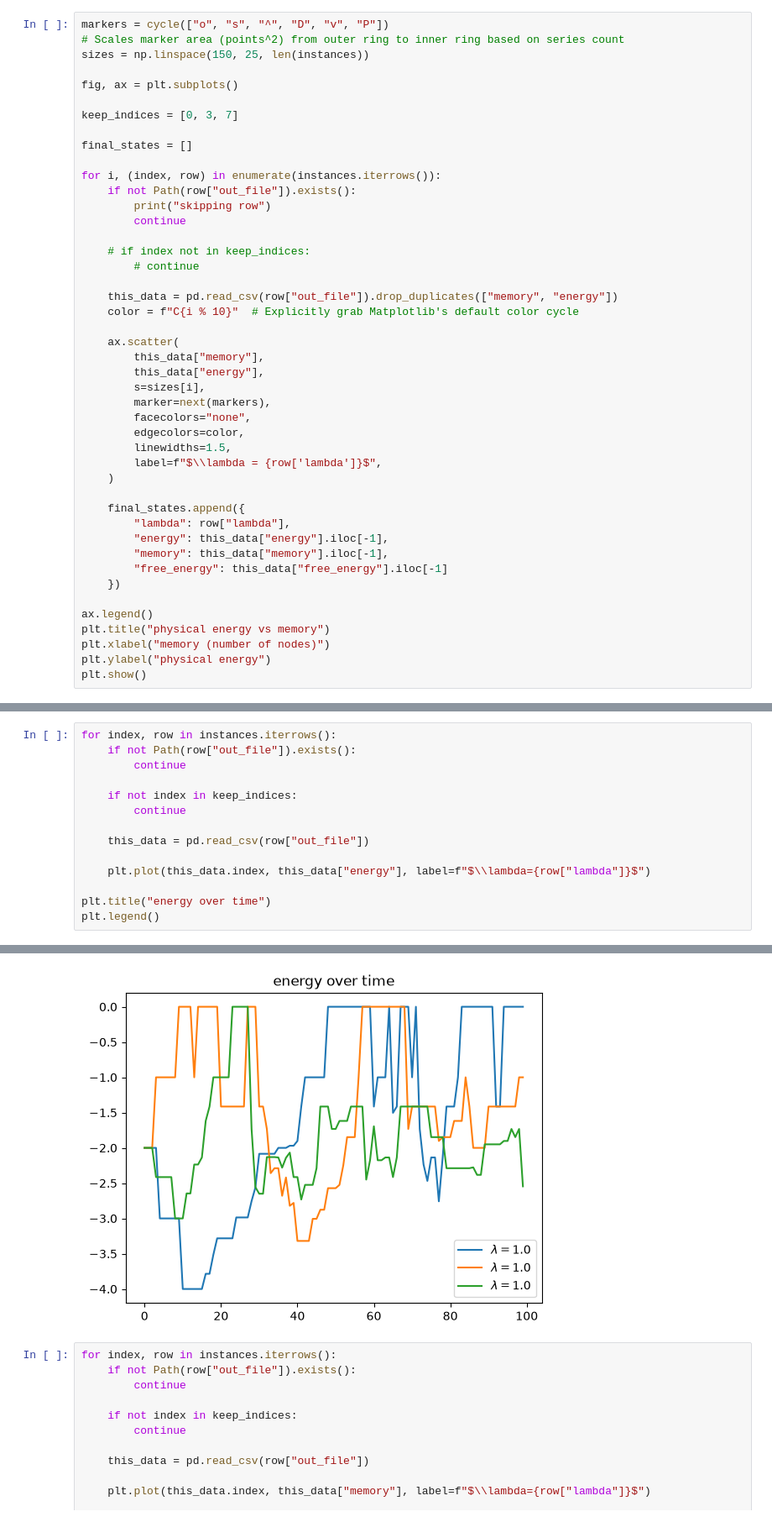
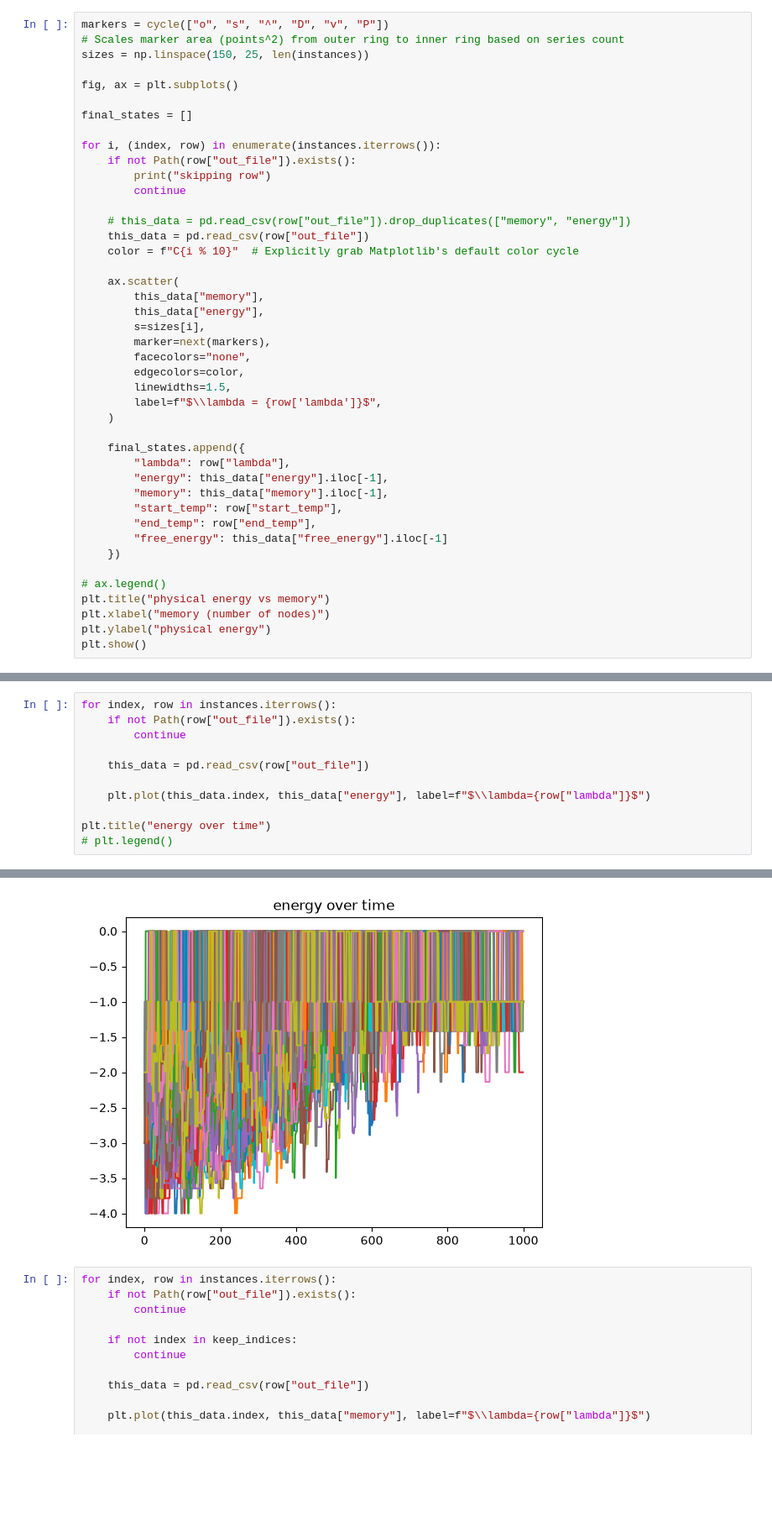
Before and after one commit to joshjkao/erqs, a Jupyter notebook: python/erqs.ipynb, the cells around one changed output, grey strips where cells are left out. Shown at 84% size. Cells and saved outputs as stored; diff of their text form; blank space fills up the shorter version.

Commit message:
new plotting

```diff
--- a/python/erqs.ipynb
+++ b/python/erqs.ipynb
@@ -28,8 +31,6 @@ markers = cycle(["o", "s", "^", "D", "v", "P"])
 sizes = np.linspace(150, 25, len(instances))
 
 fig, ax = plt.subplots()
-
-keep_indices = [0, 3, 7]
 
 final_states = []
 
@@ -38,10 +39,8 @@ for i, (index, row) in enumerate(instances.iterrows()):
         print("skipping row")
         continue
 
-    # if index not in keep_indices:
-        # continue
-
-    this_data = pd.read_csv(row["out_file"]).drop_duplicates(["memory", "energy"])
+    # this_data = pd.read_csv(row["out_file"]).drop_duplicates(["memory", "energy"])
+    this_data = pd.read_csv(row["out_file"])
     color = f"C{i % 10}"  # Explicitly grab Matplotlib's default color cycle
 
     ax.scatter(
@@ -59,10 +58,12 @@ for i, (index, row) in enumerate(instances.iterrows()):
         "lambda": row["lambda"],
         "energy": this_data["energy"].iloc[-1],
         "memory": this_data["memory"].iloc[-1],
+        "start_temp": row["start_temp"],
+        "end_temp": row["end_temp"],
         "free_energy": this_data["free_energy"].iloc[-1]
     })
 
-ax.legend()
+# ax.legend()
 plt.title("physical energy vs memory")
 plt.xlabel("memory (number of nodes)")
 plt.ylabel("physical energy")
@@ -84,9 +103,6 @@ plt.show()
 # %%
 for index, row in instances.iterrows():
     if not Path(row["out_file"]).exists():
-        continue
-
-    if not index in keep_indices:
         continue
 
     this_data = pd.read_csv(row["out_file"])
@@ -94,5 +110,5 @@ for index, row in instances.iterrows():
     plt.plot(this_data.index, this_data["energy"], label=f"$\\lambda={row["lambda"]}$")
 
 plt.title("energy over time")
-plt.legend()
+# plt.legend()
 # %% [output]
@@ -100,4 +116,4 @@ plt.legend()
-[figure, old version]
+[figure, new version]
 # %%
 for index, row in instances.iterrows():
     if not Path(row["out_file"]).exists():
```
Also changed, not shown: parts of 5 cells of this notebook.
